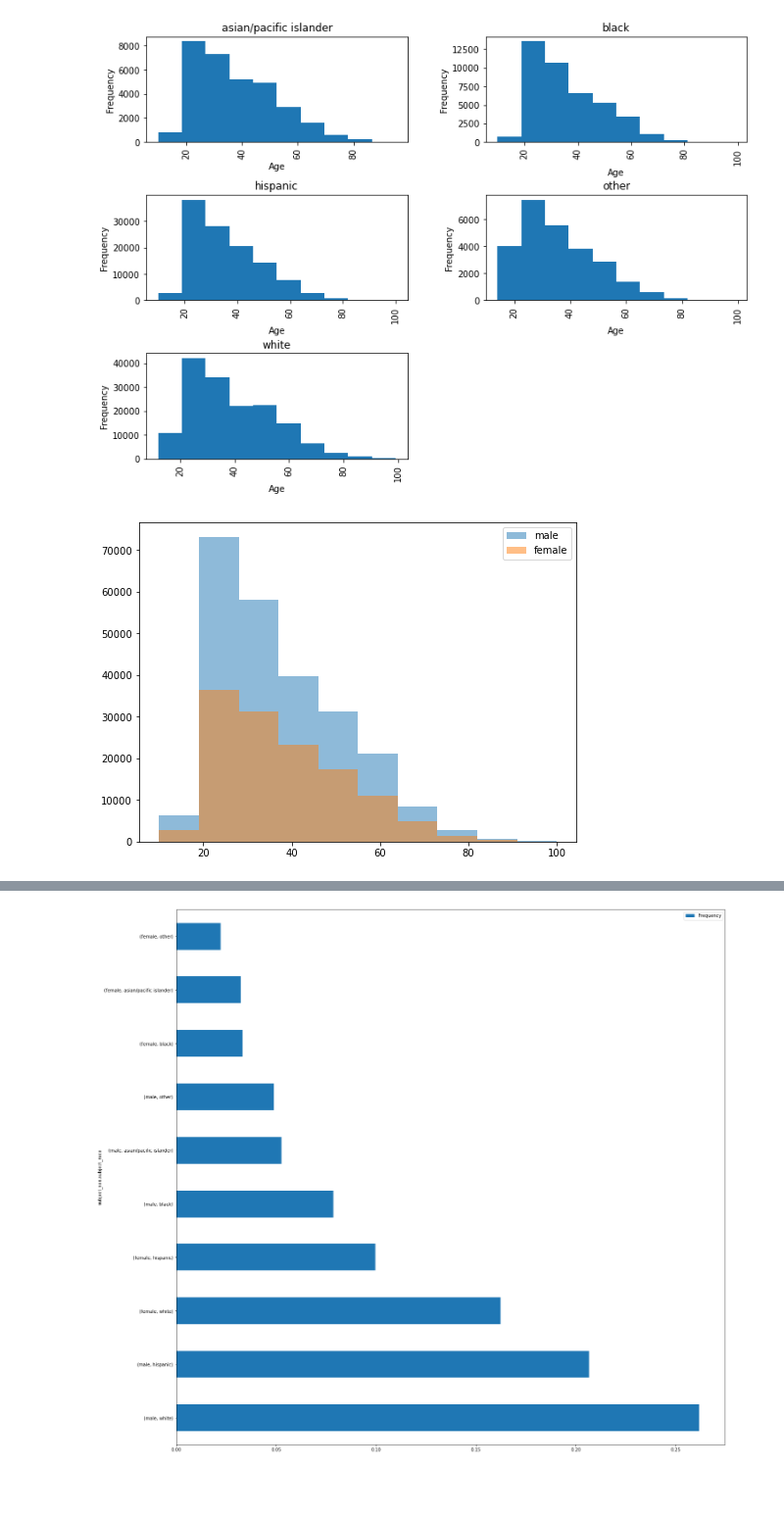
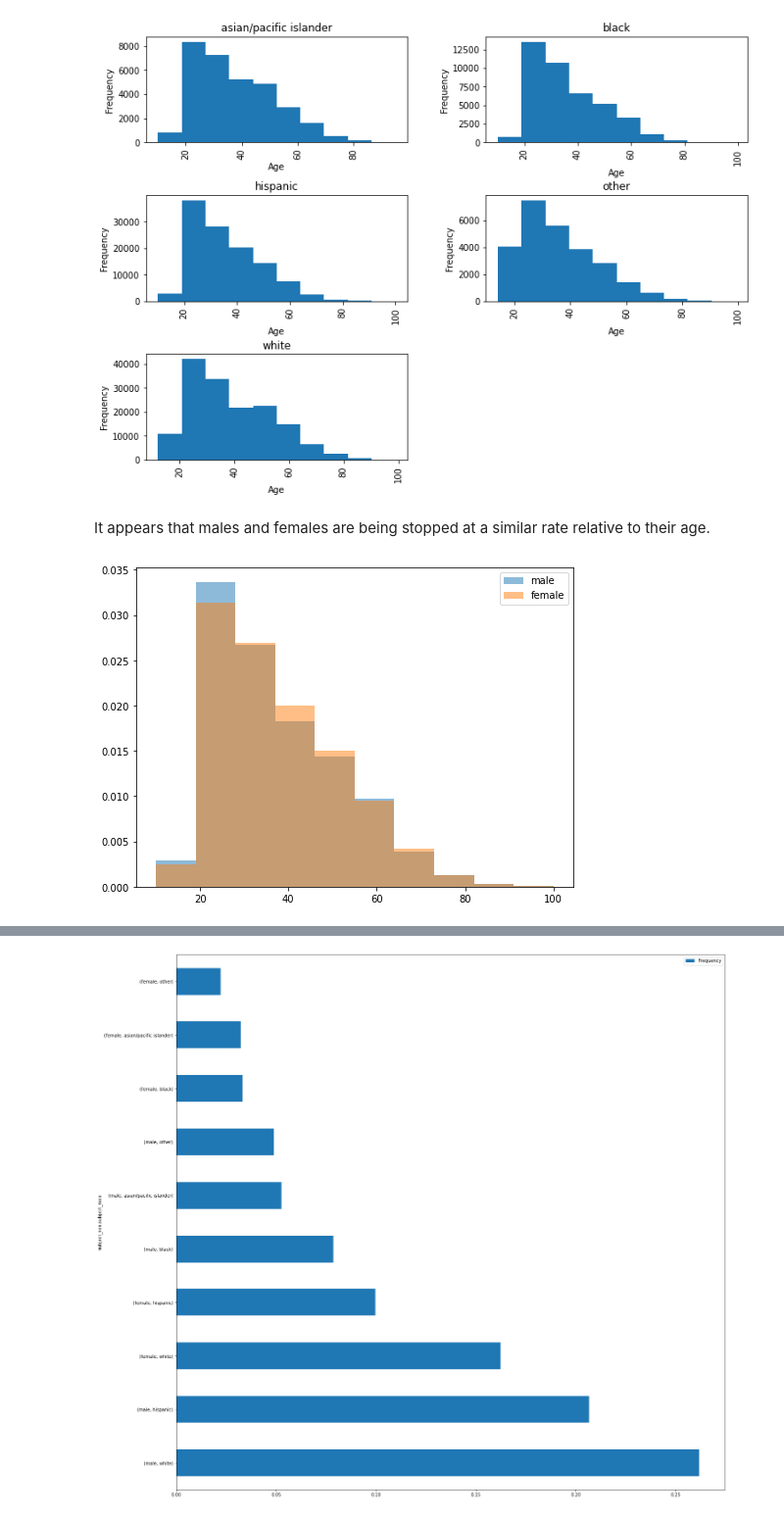
Before and after one commit to j1u/dsc167paper1, a Jupyter notebook: eda_.ipynb, the cells around one changed output, grey strips where cells are left out. Shown: that part at 98% size. Saved outputs shown, nothing was run; the diff lists cells and outputs as text; code cells hidden in the pictures; blank space fills up the shorter version.

```diff
--- a/eda_.ipynb
+++ b/eda_.ipynb
@@ -147,12 +171,14 @@ for ax in axarr.flatten():
     ax.set_ylabel("Frequency")
 # %% [output]
 [figure]
+# %% [markdown]
+It appears that males and females are being stopped at a similar rate relative to their age.
 # %%
 data['subject_sex'] = data['subject_sex'].astype(str)
 plt.figure(figsize=(8,6))
-plt.hist(data[data['subject_sex'] == 'male'].subject_age, alpha=0.5, label="male")
-plt.hist(data[data['subject_sex'] == 'female'].subject_age, alpha=0.5, label="female")
+plt.hist(data[data['subject_sex'] == 'male'].subject_age, alpha=0.5, label="male", density=True)
+plt.hist(data[data['subject_sex'] == 'female'].subject_age, alpha=0.5, label="female", density=True)
 plt.legend(loc='upper right')
 plt.show()
 # %% [output]
-[figure, old version]
+[figure, new version]
```
Also changed, not shown: parts of 23 cells of this notebook.
